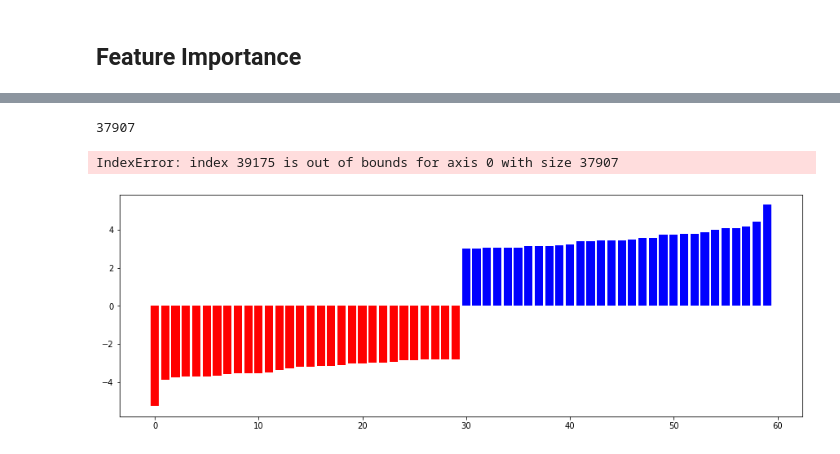
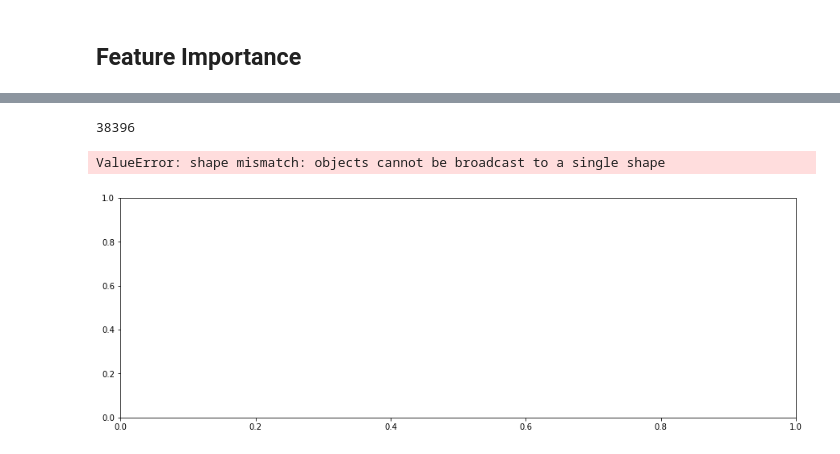
Before and after one commit to j-chen005/COVID19-Mental-Health-Analysis, a Jupyter notebook: SVM Model COVID-19 Mental Health.ipynb, the cells around one changed output, grey strips where cells are left out. Cells and saved outputs as stored; diff of their text form; code cells hidden in the pictures.

```diff
--- a/SVM Model COVID-19 Mental Health.ipynb
+++ b/SVM Model COVID-19 Mental Health.ipynb
@@ -239,0 +325,6 @@ neutral:  {'precision': 0.7194244604316546, 'recall': 0.31347962382445144, 'f1-s
+# %%
+ # Splits Dataset into Training and Testing set
+train_size = 0.8
+train_data, test_data = train_test_split(anxiety_dataset, test_size=1-train_size, random_state=42, shuffle=True)
+print("Train Data size:", len(train_data))
+print("Test Data size", len(test_data))
@@ -239,0 +373,23 @@ neutral:  {'precision': 0.7194244604316546, 'recall': 0.31347962382445144, 'f1-s
+# %%
+# Perform classification with SVM, kernel=linear
+anxiety_classifier = svm.SVC(kernel='linear')
+t0 = time.time()
+anxiety_classifier.fit(x_train, y_train.ravel())
+t1 = time.time()
+prediction_linear = anxiety_classifier.predict(x_test)
+t2 = time.time()
+time_linear_train = t1-t0
+time_linear_predict = t2-t1
+
+labels = [0.0, 1.0]
+target_names = ['control', 'anxiety']
+
+# results
+print("Training time: %fs; Prediction time: %fs" % (time_linear_train, time_linear_predict))
+
+report = classification_report(y_test, prediction_linear, labels = labels, target_names = target_names, output_dict=True)
+
+print("Accuracy:", metrics.accuracy_score(y_test, prediction_linear))
+
+print('control: ', report['control'])
+print('anxiety: ', report['anxiety'])
@@ -281,7 +473,6 @@ economy_features = ['Unemploy',
                     'rent',
                     'mortgage',
                          'economy',
-                         'enough money',
                          'debt',
                          'salary',
                           'wage',
@@ -289,5 +480,8 @@ economy_features = ['Unemploy',
                           'job',
                           'eviction',
                          ]
+plt.title('Economic Stress Terms Feature Importance', fontsize = 17)
+plt.xlabel('Feature Weight', fontsize = 14)
+plt.ylabel('Economic Stress Terms', fontsize = 14)
 f_importances(classifier_linear.coef_.toarray()[0], economy_features)
 # %% [output]
@@ -319,27 +572,29 @@ from sklearn.feature_extraction.text import CountVectorizer
 from sklearn.svm import LinearSVC
 # %%
 def plot_coefficients(classifier, feature_names, top_features=30):
-    coef = classifier.coef_.ravel()
+    coef = classifier.coef_[0].ravel()
     top_positive_coefficients = np.argsort(coef)[-top_features:]
     top_negative_coefficients = np.argsort(coef)[:top_features]
     top_coefficients = np.hstack([top_negative_coefficients, top_positive_coefficients])
     # create plot
     plt.figure(figsize=(15, 5))
     colors = ['red' if c < 0 else 'blue' for c in coef[top_coefficients]]
-    plt.bar(np.arange(2 * top_features), coef[top_coefficients], color=colors)
+    plt.bar(np.arange(2 * top_features), coef[index_list], color=colors)
     feature_names = np.array(feature_names)
-    plt.xticks(np.arange(1, 1 + 2 * top_features), feature_names[top_coefficients], rotation=60, ha='right')
+    for x in range(len(feature_names)):
+        if feature_names[x] in economy_features:
+            plt.xticks(index_list, feature_names[index_list], rotation=60, ha='right')
     plt.show()
 
 cv = CountVectorizer(stop_words = 'english')
 cv.fit(train_data.body.to_list())
 print (len(cv.vocabulary_))
 
 svm = LinearSVC()
 svm.fit(x_train, y_train)
 
-plot_coefficients(svm, cv.get_feature_names())
+plot_coefficients(svm, vectorizer.get_feature_names(), top_features = 9)
 # %% [output]
-37907
+38396
-IndexError: index 39175 is out of bounds for axis 0 with size 37907
+ValueError: shape mismatch: objects cannot be broadcast to a single shape
-[figure, old version]
+[figure, new version]
```
Also changed, not shown: parts of 39 cells of this notebook.
